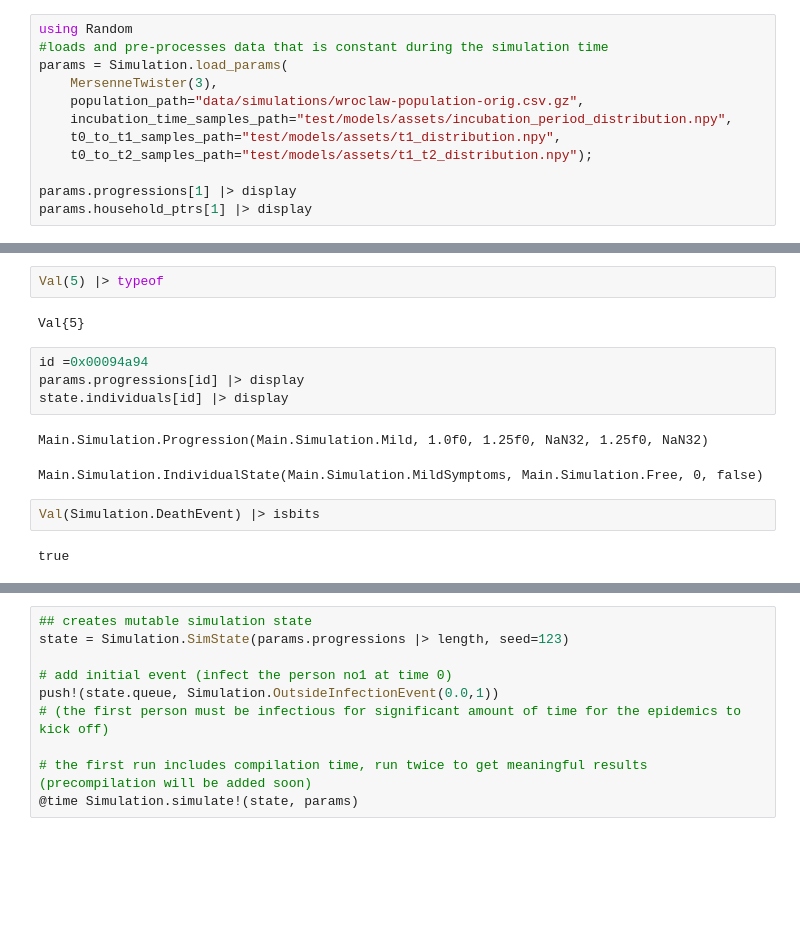
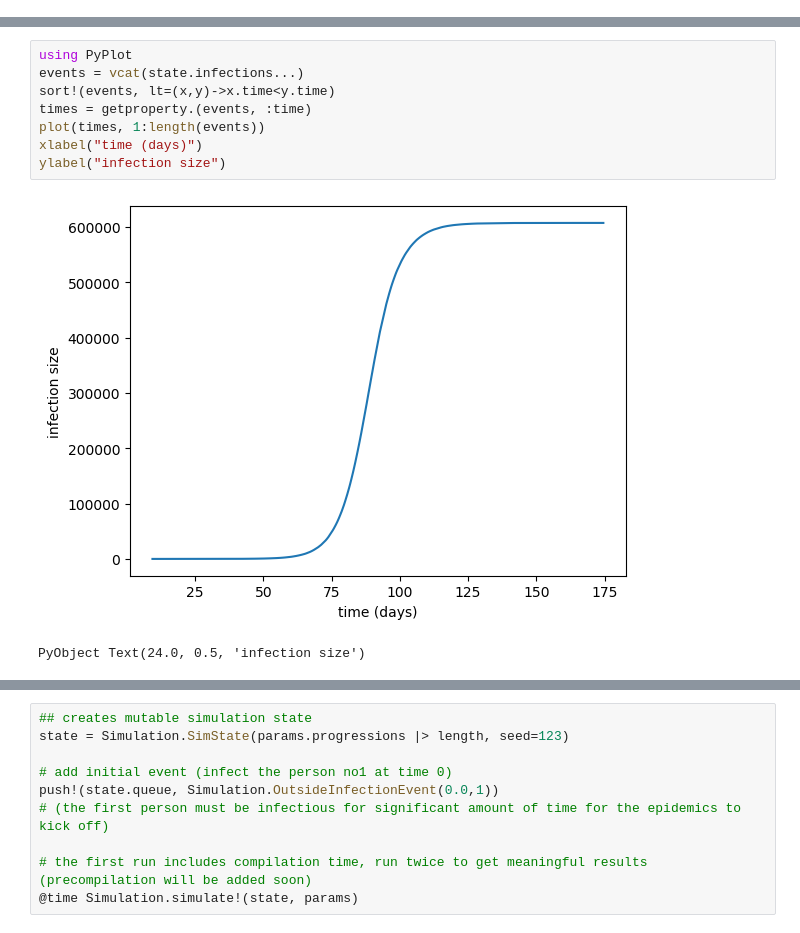
Before and after one commit to eMaerthin/modelling-ncov2019, a Jupyter notebook: Simulation.ipynb, the cells around one changed output, grey strips where cells are left out. Cells and saved outputs as stored; diff of their text form; blank space fills up the shorter version.

```diff
--- a/Simulation.ipynb
+++ b/Simulation.ipynb
@@ -15,12 +37,0 @@ Main.Simulation
-# %%
-using Random
-#loads and pre-processes data that is constant during the simulation time
-params = Simulation.load_params(
-    MersenneTwister(3),
-    population_path="data/simulations/wroclaw-population-orig.csv.gz",
-    incubation_time_samples_path="test/models/assets/incubation_period_distribution.npy",
-    t0_to_t1_samples_path="test/models/assets/t1_distribution.npy",
-    t0_to_t2_samples_path="test/models/assets/t1_t2_distribution.npy");
-
-params.progressions[1] |> display
-params.household_ptrs[1] |> display
@@ -84,15 +136,11 @@ Main.Simulation.Event(0.0f0, 0x00000001, 0x00000000, Main.Simulation.OutsideInfe
-# %%
-Val(5) |> typeof
-# %% [output]
-Val{5}
-# %%
-id =0x00094a94
-params.progressions[id] |> display
-state.individuals[id] |> display
-# %% [output]
-Main.Simulation.Progression(Main.Simulation.Mild, 1.0f0, 1.25f0, NaN32, 1.25f0, NaN32)
-Main.Simulation.IndividualState(Main.Simulation.MildSymptoms, Main.Simulation.Free, 0, false)
-# %%
-Val(Simulation.DeathEvent) |> isbits
-# %% [output]
-true
+# %%
+using PyPlot
+events = vcat(state.infections...)
+sort!(events, lt=(x,y)->x.time<y.time)
+times = getproperty.(events, :time)
+plot(times, 1:length(events))
+xlabel("time (days)")
+ylabel("infection size")
+# %% [output]
+[figure, added]
+PyObject Text(24.0, 0.5, 'infection size')
```
Also changed, not shown: parts of 15 cells of this notebook, 3 other files.
